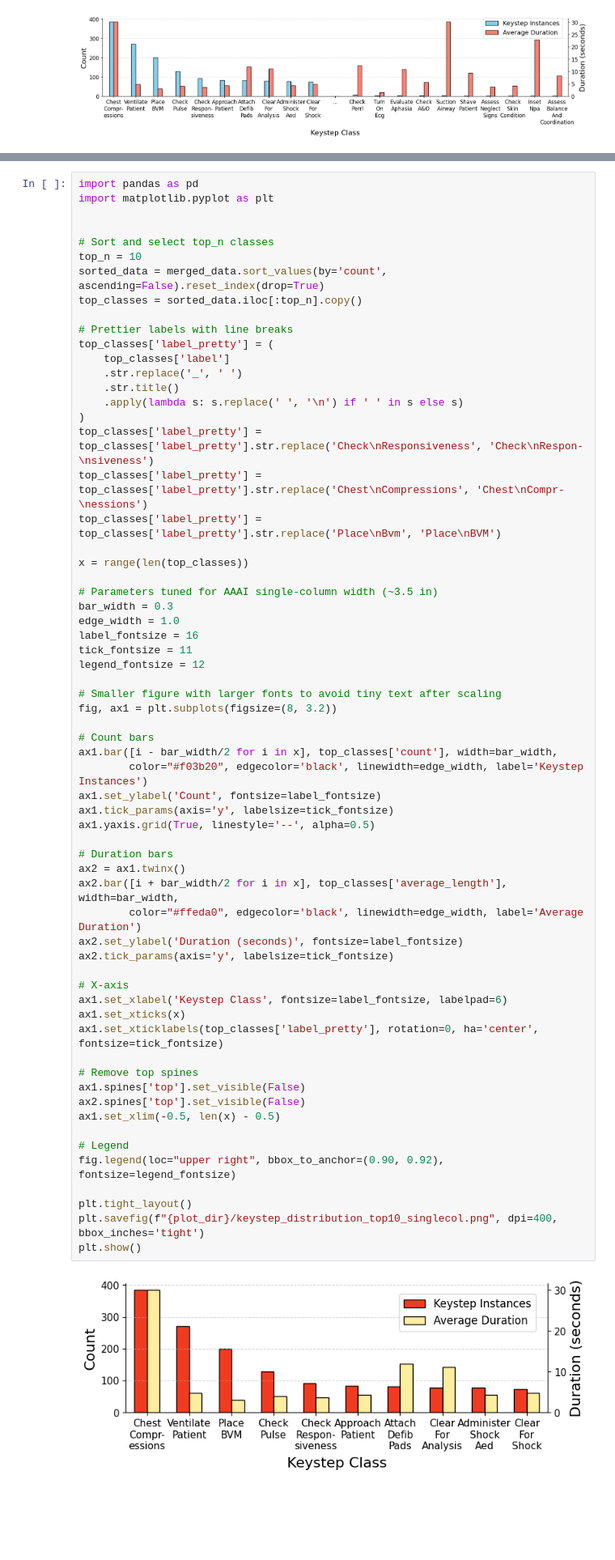
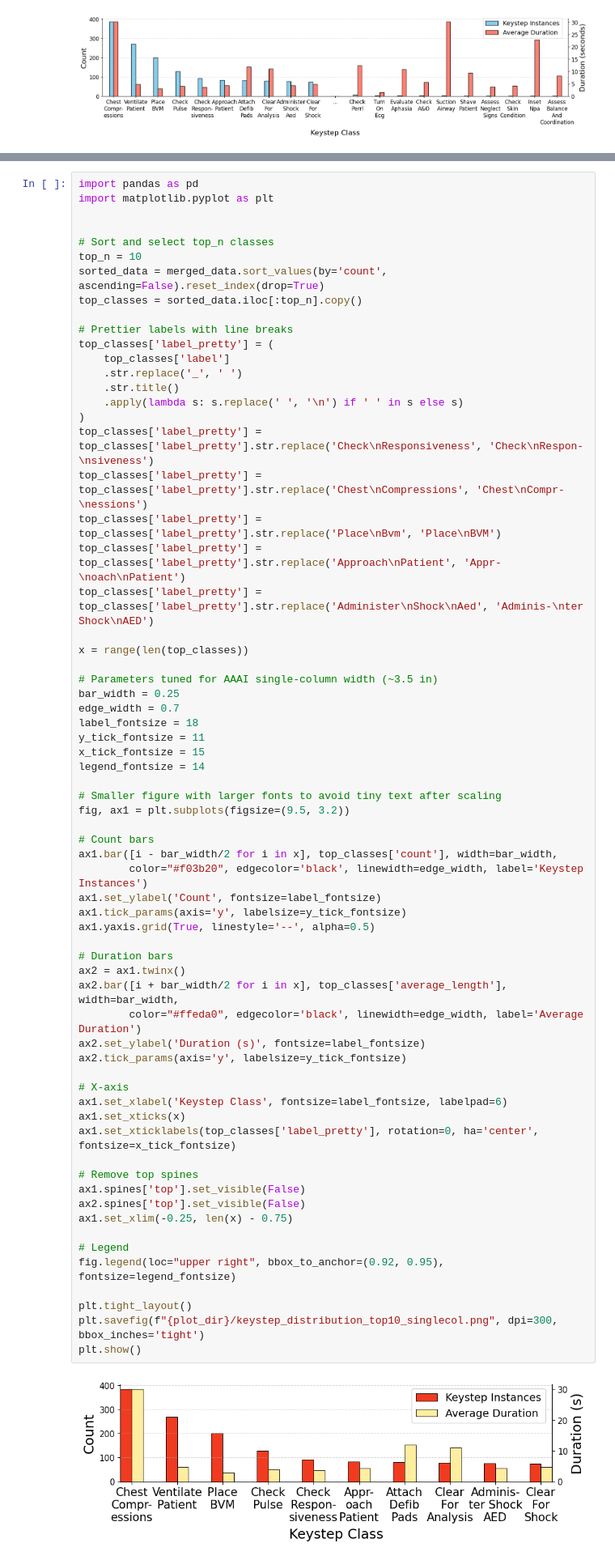
Before and after one commit to UVA-DSA/EgoEMS, a Jupyter notebook: Tools/stats/final_plots.ipynb, the cells around one changed output, grey strips where cells are left out. Shown at 81% size. Saved outputs shown, nothing was run; the diff lists cells and outputs as text; blank space fills up the shorter version.

```diff
--- a/Tools/stats/final_plots.ipynb
+++ b/Tools/stats/final_plots.ipynb
@@ -399,48 +399,51 @@ top_classes['label_pretty'] = (
 top_classes['label_pretty'] = top_classes['label_pretty'].str.replace('Check\nResponsiveness', 'Check\nRespon-\nsiveness')
 top_classes['label_pretty'] = top_classes['label_pretty'].str.replace('Chest\nCompressions', 'Chest\nCompr-\nessions')
 top_classes['label_pretty'] = top_classes['label_pretty'].str.replace('Place\nBvm', 'Place\nBVM')
+top_classes['label_pretty'] = top_classes['label_pretty'].str.replace('Approach\nPatient', 'Appr-\noach\nPatient')
+top_classes['label_pretty'] = top_classes['label_pretty'].str.replace('Administer\nShock\nAed', 'Adminis-\nter Shock\nAED')
 
 x = range(len(top_classes))
 
 # Parameters tuned for AAAI single-column width (~3.5 in)
-bar_width = 0.3
-edge_width = 1.0
-label_fontsize = 16
-tick_fontsize = 11
-legend_fontsize = 12
+bar_width = 0.25
+edge_width = 0.7
+label_fontsize = 18
+y_tick_fontsize = 11
+x_tick_fontsize = 15
+legend_fontsize = 14
 
 # Smaller figure with larger fonts to avoid tiny text after scaling
-fig, ax1 = plt.subplots(figsize=(8, 3.2))
+fig, ax1 = plt.subplots(figsize=(9.5, 3.2))
 
 # Count bars
 ax1.bar([i - bar_width/2 for i in x], top_classes['count'], width=bar_width,
         color="#f03b20", edgecolor='black', linewidth=edge_width, label='Keystep Instances')
 ax1.set_ylabel('Count', fontsize=label_fontsize)
-ax1.tick_params(axis='y', labelsize=tick_fontsize)
+ax1.tick_params(axis='y', labelsize=y_tick_fontsize)
 ax1.yaxis.grid(True, linestyle='--', alpha=0.5)
 
 # Duration bars
 ax2 = ax1.twinx()
 ax2.bar([i + bar_width/2 for i in x], top_classes['average_length'], width=bar_width,
         color="#ffeda0", edgecolor='black', linewidth=edge_width, label='Average Duration')
-ax2.set_ylabel('Duration (seconds)', fontsize=label_fontsize)
-ax2.tick_params(axis='y', labelsize=tick_fontsize)
+ax2.set_ylabel('Duration (s)', fontsize=label_fontsize)
+ax2.tick_params(axis='y', labelsize=y_tick_fontsize)
 
 # X-axis
 ax1.set_xlabel('Keystep Class', fontsize=label_fontsize, labelpad=6)
 ax1.set_xticks(x)
-ax1.set_xticklabels(top_classes['label_pretty'], rotation=0, ha='center', fontsize=tick_fontsize)
+ax1.set_xticklabels(top_classes['label_pretty'], rotation=0, ha='center', fontsize=x_tick_fontsize)
 
 # Remove top spines
 ax1.spines['top'].set_visible(False)
 ax2.spines['top'].set_visible(False)
-ax1.set_xlim(-0.5, len(x) - 0.5)
+ax1.set_xlim(-0.25, len(x) - 0.75)
 
 # Legend
-fig.legend(loc="upper right", bbox_to_anchor=(0.90, 0.92), fontsize=legend_fontsize)
+fig.legend(loc="upper right", bbox_to_anchor=(0.92, 0.95), fontsize=legend_fontsize)
 
 plt.tight_layout()
-plt.savefig(f"{plot_dir}/keystep_distribution_top10_singlecol.png", dpi=400, bbox_inches='tight')
+plt.savefig(f"{plot_dir}/keystep_distribution_top10_singlecol.png", dpi=300, bbox_inches='tight')
 plt.show()
 # %% [output]
-[figure, old version]
+[figure, new version]
```
